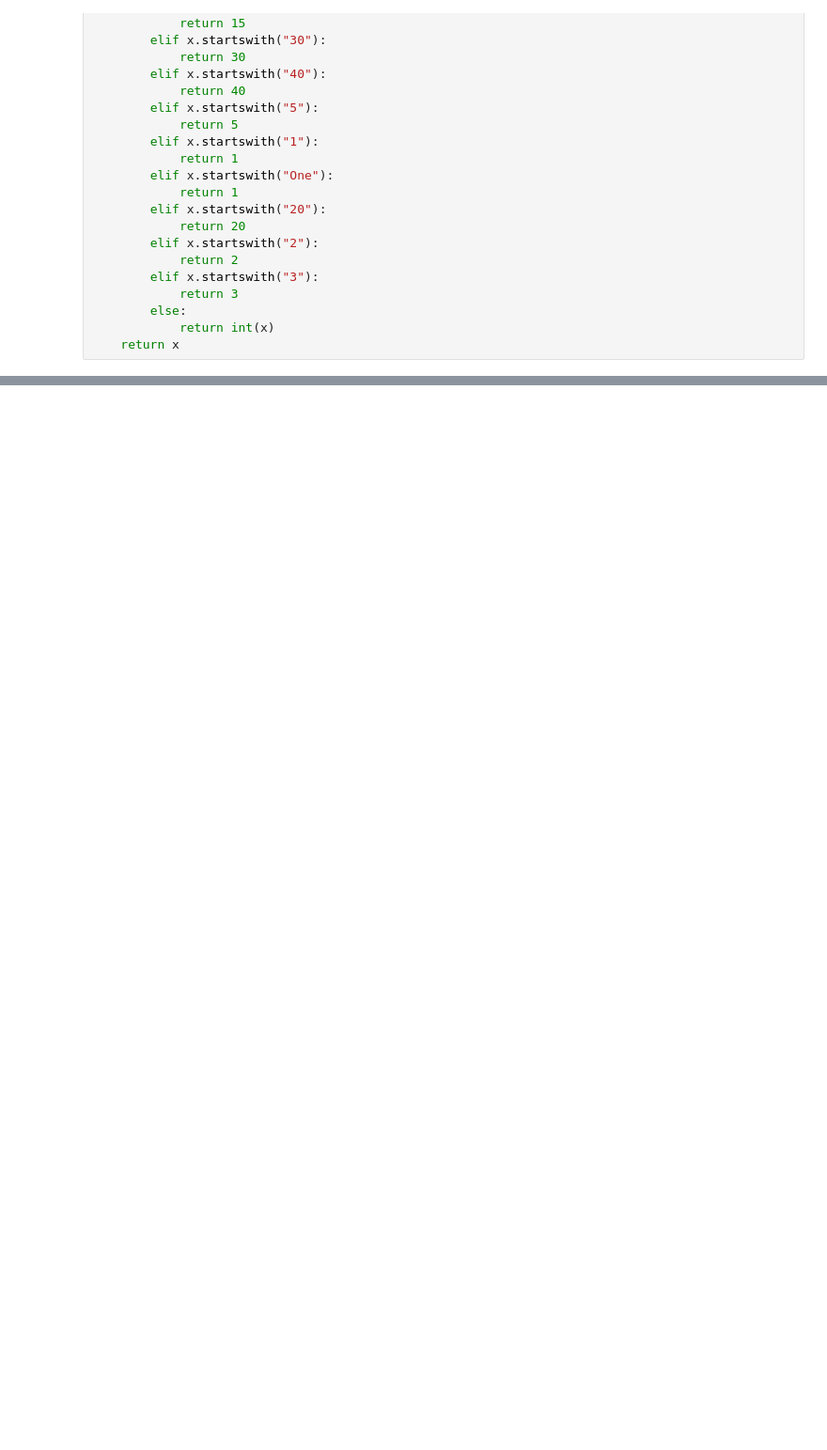
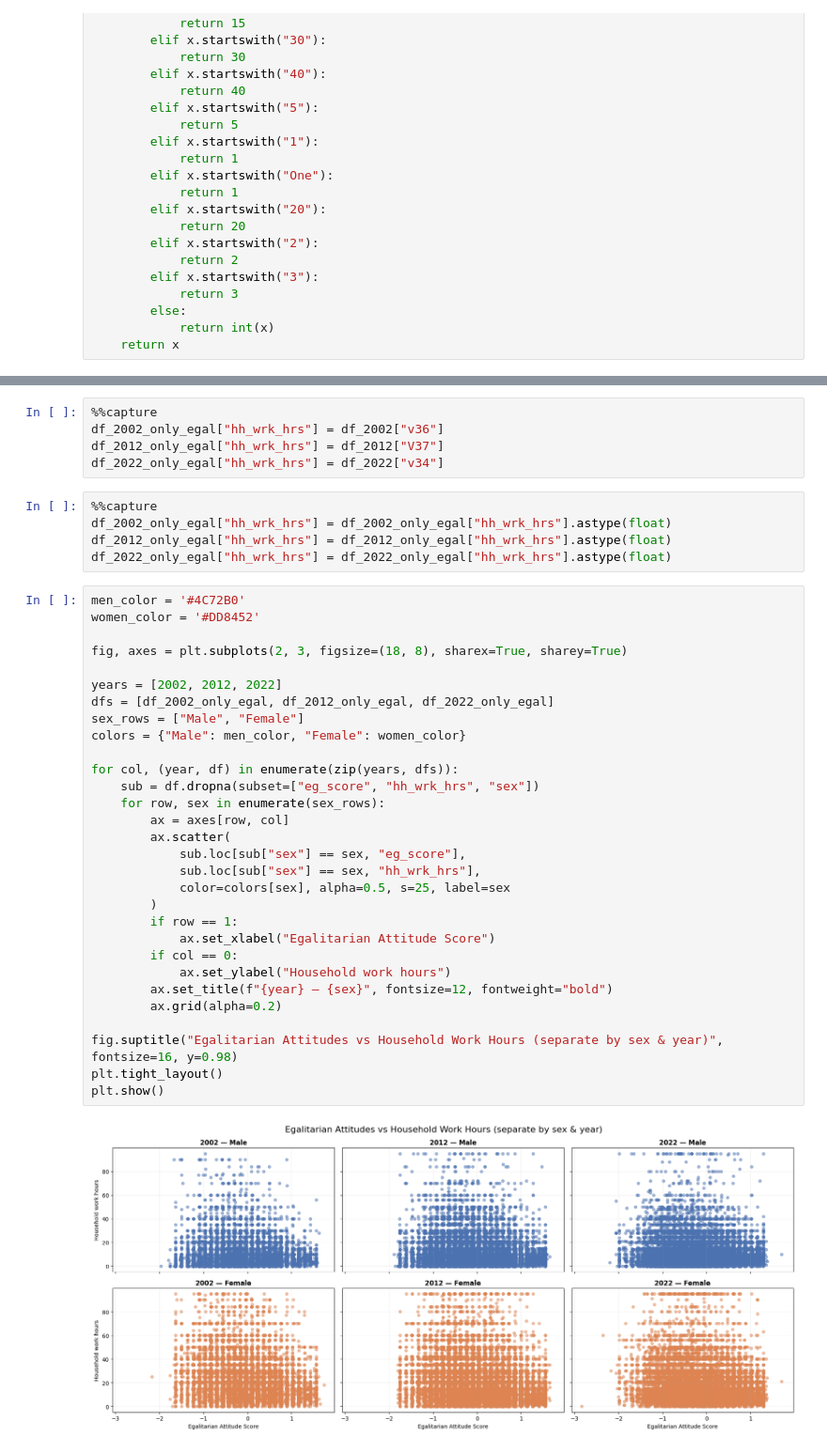
Before and after one commit to ashishpapanai/2025-02-ActionWords, a Jupyter notebook: notebooks/sidd.ipynb, the cells around one changed output, grey strips where cells are left out. Shown at 94% size. Saved outputs shown, nothing was run; the diff lists cells and outputs as text; blank space fills up the shorter version.

```diff
--- a/notebooks/sidd.ipynb
+++ b/notebooks/sidd.ipynb
@@ -1467,0 +741,42 @@ fig_f.show()
+# %%
+%%capture
+df_2002_only_egal["hh_wrk_hrs"] = df_2002["v36"]
+df_2012_only_egal["hh_wrk_hrs"] = df_2012["V37"]
+df_2022_only_egal["hh_wrk_hrs"] = df_2022["v34"]
+# %%
+%%capture
+df_2002_only_egal["hh_wrk_hrs"] = df_2002_only_egal["hh_wrk_hrs"].astype(float)
+df_2012_only_egal["hh_wrk_hrs"] = df_2012_only_egal["hh_wrk_hrs"].astype(float)
+df_2022_only_egal["hh_wrk_hrs"] = df_2022_only_egal["hh_wrk_hrs"].astype(float)
+# %%
+men_color = '#4C72B0'
+women_color = '#DD8452'
+
+fig, axes = plt.subplots(2, 3, figsize=(18, 8), sharex=True, sharey=True)
+
+years = [2002, 2012, 2022]
+dfs = [df_2002_only_egal, df_2012_only_egal, df_2022_only_egal]
+sex_rows = ["Male", "Female"]
+colors = {"Male": men_color, "Female": women_color}
+
+for col, (year, df) in enumerate(zip(years, dfs)):
+    sub = df.dropna(subset=["eg_score", "hh_wrk_hrs", "sex"])
+    for row, sex in enumerate(sex_rows):
+        ax = axes[row, col]
+        ax.scatter(
+            sub.loc[sub["sex"] == sex, "eg_score"],
+            sub.loc[sub["sex"] == sex, "hh_wrk_hrs"],
+            color=colors[sex], alpha=0.5, s=25, label=sex
+        )
+        if row == 1:
+            ax.set_xlabel("Egalitarian Attitude Score")
+        if col == 0:
+            ax.set_ylabel("Household work hours")
+        ax.set_title(f"{year} — {sex}", fontsize=12, fontweight="bold")
+        ax.grid(alpha=0.2)
+
+fig.suptitle("Egalitarian Attitudes vs Household Work Hours (separate by sex & year)", fontsize=16, y=0.98)
+plt.tight_layout()
+plt.show()
+# %% [output]
+[figure, added]
```
Also changed, not shown: parts of 144 cells of this notebook, 5 other files.
